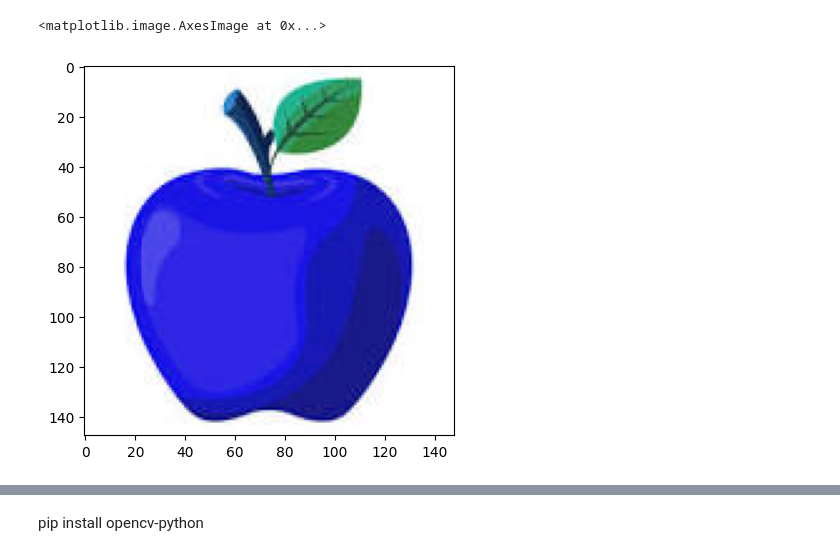
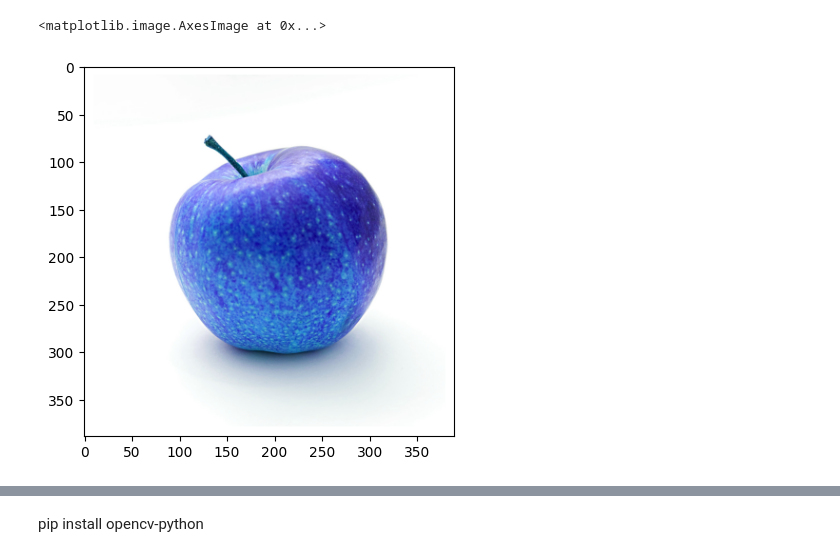
Before and after one commit to HarshaReddy068/CG-LAB, a Jupyter notebook: prog7.ipynb, the cells around one changed output, grey strips where cells are left out. Cells and saved outputs as stored; diff of their text form; code cells hidden in the pictures.

```diff
--- a/prog7.ipynb
+++ b/prog7.ipynb
@@ -1,11 +1,11 @@
 # %%
 import cv2
 import matplotlib.pyplot as plt
-image = cv2.imread('fru.jpeg')
+image = cv2.imread('fru.png')
 plt.imshow(image)
 # %% [output]
 <matplotlib.image.AxesImage at 0x...>
-[figure, old version]
+[figure, new version]
 # %%
 import cv2
 import matplotlib.pyplot as plt
```
Also changed, not shown: parts of 5 cells of this notebook, 5 other files.
